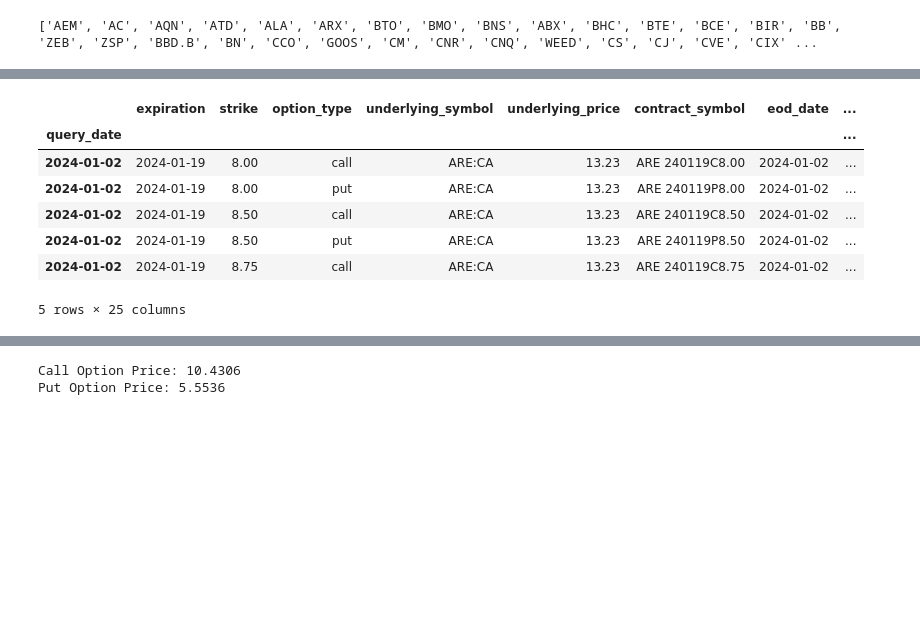
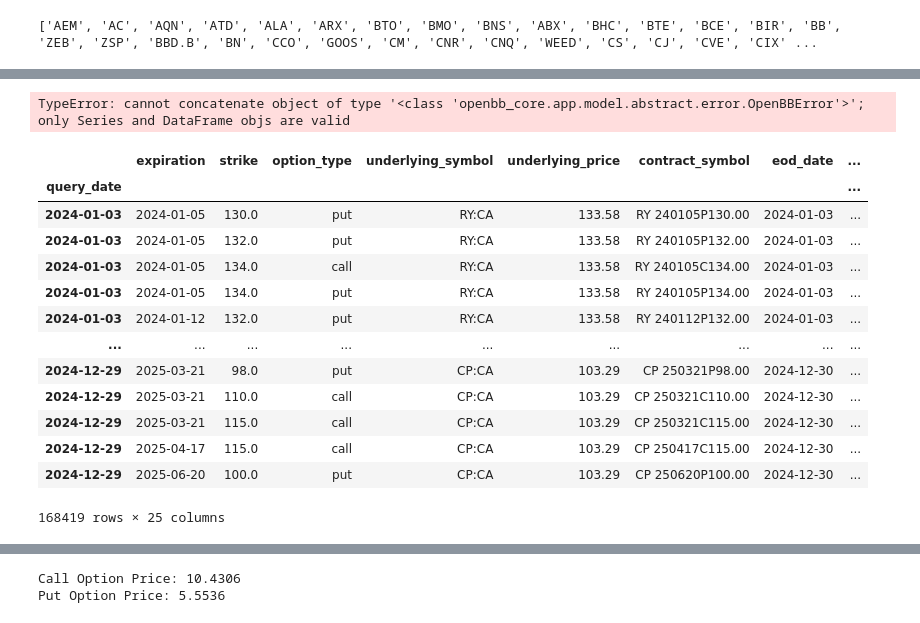
Before and after one commit to 3752V/CA-options-pricing, a Jupyter notebook: black-scholes.ipynb, the cells around one changed output, grey strips where cells are left out. Cells and saved outputs as stored; diff of their text form; code cells hidden in the pictures; blank space fills up the shorter version.

Commit message:
updated stock data. and reorganized code

```diff
--- a/black-scholes.ipynb
+++ b/black-scholes.ipynb
@@ -175,7 +177,7 @@ with ThreadPoolExecutor() as executor:
 
     for future in as_completed(futures):
         result = future.result()
-        if type(result) is not Exception:
+        if type(result) is not pd.Dataframe:
             dataframes.append(result)
         else:
             failed_symbols.append((futures[future][0], future))
@@ -186,4 +188,6 @@ if dataframes:
 else:
     final_df = pd.DataFrame()
 
-final_df.to_parquet(f"data/2024_{option_to_fetch[0]}.parquet")
+final_df.to_parquet(f"data/2024_TOP10STOCKOPTIONS.parquet")
+# %% [output]
+TypeError: cannot concatenate object of type '<class 'openbb_core.app.model.abstract.error.OpenBBError'>'; only Series and DataFrame objs are valid
@@ -193,17 +206,23 @@ final_df.to_parquet("2024_AQN.parquet")
 # %%
 final_df.to_parquet("2024_JAN01-DEC31_OPTIONS")
 # %%
-df = pd.read_parquet("2024_JAN01-DEC31_OPTIONS")
-df.head()
+df = pd.read_parquet("data/2024_TOP10STOCKOPTIONS.parquet")
+df[df["volume"] > 0]
 # %% [output]
 |  | expiration | strike | option_type | underlying_symbol | underlying_price | contract_symbol | eod_date | ... |
 | query_date |  |  |  |  |  |  |  | ... |
-| 2024-01-02 | 2024-01-19 | 8.00 | call | ARE:CA | 13.23 | ARE 240119C8.00 | 2024-01-02 | ... |
-| 2024-01-02 | 2024-01-19 | 8.00 | put | ARE:CA | 13.23 | ARE 240119P8.00 | 2024-01-02 | ... |
-| 2024-01-02 | 2024-01-19 | 8.50 | call | ARE:CA | 13.23 | ARE 240119C8.50 | 2024-01-02 | ... |
-| 2024-01-02 | 2024-01-19 | 8.50 | put | ARE:CA | 13.23 | ARE 240119P8.50 | 2024-01-02 | ... |
-| 2024-01-02 | 2024-01-19 | 8.75 | call | ARE:CA | 13.23 | ARE 240119C8.75 | 2024-01-02 | ... |
+| 2024-01-03 | 2024-01-05 | 130.0 | put | RY:CA | 133.58 | RY 240105P130.00 | 2024-01-03 | ... |
+| 2024-01-03 | 2024-01-05 | 132.0 | put | RY:CA | 133.58 | RY 240105P132.00 | 2024-01-03 | ... |
+| 2024-01-03 | 2024-01-05 | 134.0 | call | RY:CA | 133.58 | RY 240105C134.00 | 2024-01-03 | ... |
+| 2024-01-03 | 2024-01-05 | 134.0 | put | RY:CA | 133.58 | RY 240105P134.00 | 2024-01-03 | ... |
+| 2024-01-03 | 2024-01-12 | 132.0 | put | RY:CA | 133.58 | RY 240112P132.00 | 2024-01-03 | ... |
+| ... | ... | ... | ... | ... | ... | ... | ... | ... |
+| 2024-12-29 | 2025-03-21 | 98.0 | put | CP:CA | 103.29 | CP 250321P98.00 | 2024-12-30 | ... |
+| 2024-12-29 | 2025-03-21 | 110.0 | call | CP:CA | 103.29 | CP 250321C110.00 | 2024-12-30 | ... |
+| 2024-12-29 | 2025-03-21 | 115.0 | call | CP:CA | 103.29 | CP 250321C115.00 | 2024-12-30 | ... |
+| 2024-12-29 | 2025-04-17 | 115.0 | call | CP:CA | 103.29 | CP 250417C115.00 | 2024-12-30 | ... |
+| 2024-12-29 | 2025-06-20 | 100.0 | put | CP:CA | 103.29 | CP 250620P100.00 | 2024-12-30 | ... |
-5 rows × 25 columns
+168419 rows × 25 columns
 # %%
 [opt for opt in options.results.open_interest if opt > 0]
 df = options.results.dataframe
```
Also changed, not shown: parts of 3 cells of this notebook, 15 other files.
